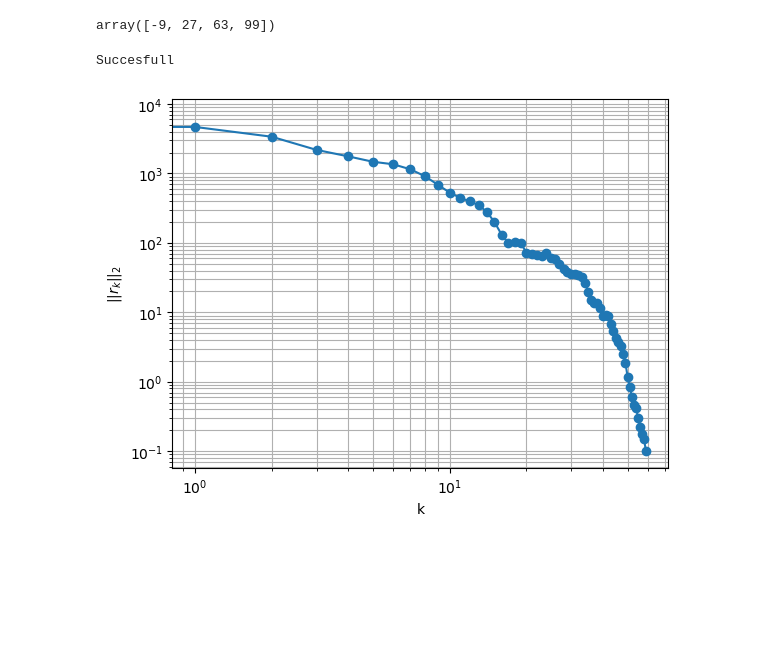
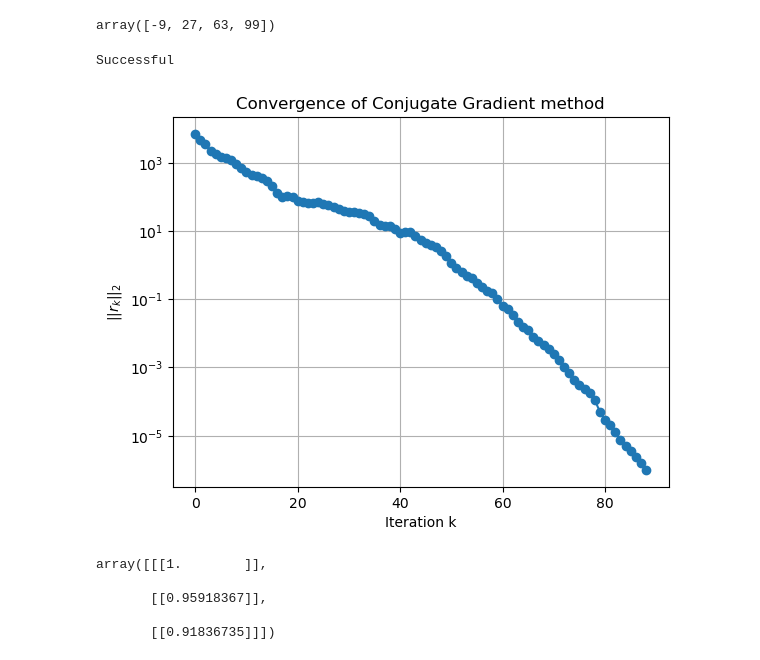
Before and after one commit to Maastrup/02687-SciFi-Computing, a Jupyter notebook: Assignment 1/Exercise3_KJ.ipynb, the cells around one changed output. Drawn from its saved outputs; the diff is of its cells as text; code cells hidden in the pictures; blank space fills up the shorter version.

Commit message:
Find omega

```diff
--- a/Assignment 1/Exercise3_KJ.ipynb
+++ b/Assignment 1/Exercise3_KJ.ipynb
@@ -63,33 +63,34 @@ def form_rhs(m, f_func, u_func):
 # %%
 
 #ms = [3, 4, 10, 25, 50]
 m = 25
 
 errs = []
 
 
 h = 1 / (m + 1)
 
 F = form_rhs(m,f_func,u_func)
 Aminus = LinearOperator(
     shape=(m**2, m**2),
     matvec=lambda U: Amult(U, m),
     dtype=np.float64
 )
 
 residual_norms = []
 def residual_norm(xk):
     r_norm = np.linalg.norm(F + Aminus @ xk)
     residual_norms.append(r_norm)
 
-v, info = cg(Aminus, -F, callback = residual_norm)
-print(f"{"Succesfull" if info == 0 else str(info) + " iterations"}")
+v, info = cg(Aminus, -F, rtol = 1e-10, callback = residual_norm)
+print(f"{"Successful" if info == 0 else str(info) + " iterations"}")
 
-plt.loglog(residual_norms, 'o-')
-plt.xlabel("k")
+plt.semilogy(residual_norms, 'o-')
+plt.xlabel("Iteration k")
 plt.ylabel(r"$||r_k||_2$")
 plt.grid(True, which='both')
+plt.title("Convergence of Conjugate Gradient method")
 plt.show()
 # %% [output]
-Succesfull
+Successful
-[figure, old version]
+[figure, new version]
@@ -95,0 +103,17 @@ Succesfull
+# %%
+omega = np.linspace(0, 2, 50)
+m = 10
+h = 1 / (m + 1)
+p = np.arange(m//2, m)
+q = np.arange(m//2, m)
+P, Q = np.meshgrid(p, q)
+ep = eigen_part(h, P, Q)
+gamma(ep[None], omega[:3, None, None])
+# (1 - omega[1] * omega[1] + omega[1] * ep)
+(np.ones_like(omega[:3]) - omega[:3])[:, None, None]
+# %% [output]
+array([[[1.        ]],
+
+       [[0.95918367]],
+
+       [[0.91836735]]])
```
Also changed, not shown: parts of 2 cells of this notebook.
